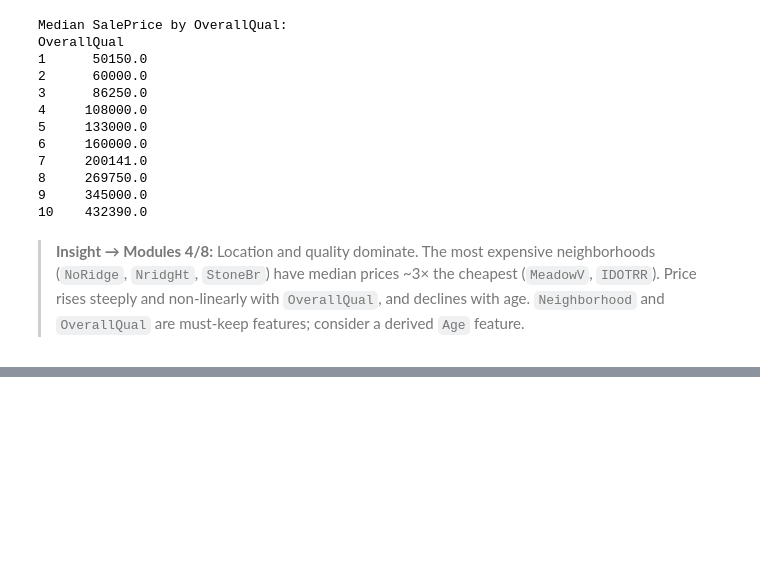
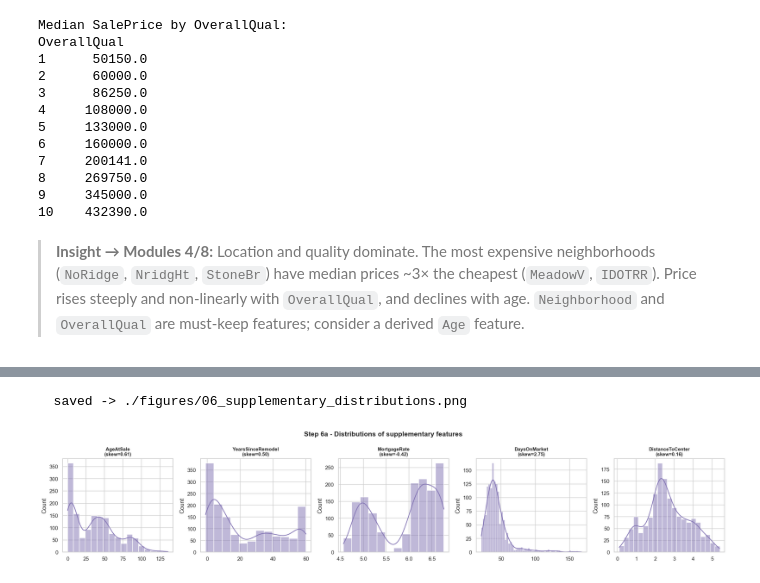
Before and after one commit to hacaothu03/Group14-IT5315E-Business-Intelligence, a Jupyter notebook: EDA/01_eda.ipynb, the cells around one changed output, grey strips where cells are left out. Saved outputs shown, nothing was run; the diff lists cells and outputs as text; code cells hidden in the pictures; blank space fills up the shorter version.

```diff
--- a/EDA/01_eda.ipynb
+++ b/EDA/01_eda.ipynb
@@ -42,14 +42,15 @@ plt.rcParams['savefig.bbox'] = 'tight'
 plt.rcParams['axes.titleweight'] = 'bold'
 
 # --- Resolve paths (run from repo root OR from EDA/) ---
-if os.path.exists('data/train.csv'):
+if os.path.exists('data/kaggle_data/train.csv'):
     ROOT, EDA_DIR = '.', 'EDA'
-elif os.path.exists('../data/train.csv'):
+elif os.path.exists('../data/kaggle_data/train.csv'):
     ROOT, EDA_DIR = '..', '.'
 else:
-    raise FileNotFoundError('Cannot locate data/train.csv')
+    raise FileNotFoundError('Cannot locate data/kaggle_data/train.csv')
 
-DATA_PATH = f'{ROOT}/data/train.csv'
+DATA_PATH     = f'{ROOT}/data/kaggle_data/train.csv'    # Kaggle base (Steps 0-5, 7)
+ENRICHED_PATH = f'{ROOT}/data/final_data/train_v2.csv'  # base + supplementary cols (Step 6)
 FIG_DIR   = f'{EDA_DIR}/figures'
 OUT_DIR   = f'{EDA_DIR}/outputs'
 os.makedirs(FIG_DIR, exist_ok=True)
@@ -658,0 +668,13 @@ OverallQual
+# %%
+df_v2 = pd.read_csv(ENRICHED_PATH)
+SYN = ['AgeAtSale','YearsSinceRemodel','MortgageRate','DaysOnMarket','DistanceToCenter']
+assert (df_v2['Id'].values == df['Id'].values).all(), 'row alignment mismatch vs base'
+print('Enriched shape:', df_v2.shape, '| supplementary columns:', SYN, '\n')
+print(df_v2[SYN].describe().round(3).to_string())
+
+print('\nPlausibility checks:')
+print('  AgeAtSale == YrSold-YearBuilt          :', bool((df_v2['AgeAtSale']==df_v2['YrSold']-df_v2['YearBuilt']).all()))
+print('  YearsSinceRemodel == YrSold-YearRemodAdd:', bool((df_v2['YearsSinceRemodel']==df_v2['YrSold']-df_v2['YearRemodAdd']).all()))
+print('  MortgageRate: one rate per (YrSold,MoSold):', int(df_v2.groupby(['YrSold','MoSold'])['MortgageRate'].nunique().max())==1)
+print('  negatives -> AgeAtSale:', int((df_v2['AgeAtSale']<0).sum()),
+      '| YearsSinceRemodel:', int((df_v2['YearsSinceRemodel']<0).sum()), '(inherited Ames quirk, kept as-is)')
@@ -658,0 +699,13 @@ OverallQual
+# %%
+# 6a - Distributions of the supplementary features
+fig, axes = plt.subplots(1, 5, figsize=(20, 4))
+for ax, c in zip(axes, SYN):
+    sns.histplot(df_v2[c], kde=True, ax=ax, color='#8172B3')
+    ax.set_title(f'{c}\n(skew={df_v2[c].skew():.2f})', fontsize=10); ax.set_xlabel('')
+fig.suptitle('Step 6a - Distributions of supplementary features', fontsize=14, fontweight='bold')
+fig.tight_layout()
+savefig('06_supplementary_distributions.png')
+plt.show()
+# %% [output]
+  saved -> ./figures/06_supplementary_distributions.png
+[figure, added]
```
Also changed, not shown: parts of 8 cells of this notebook, 6 other files.
